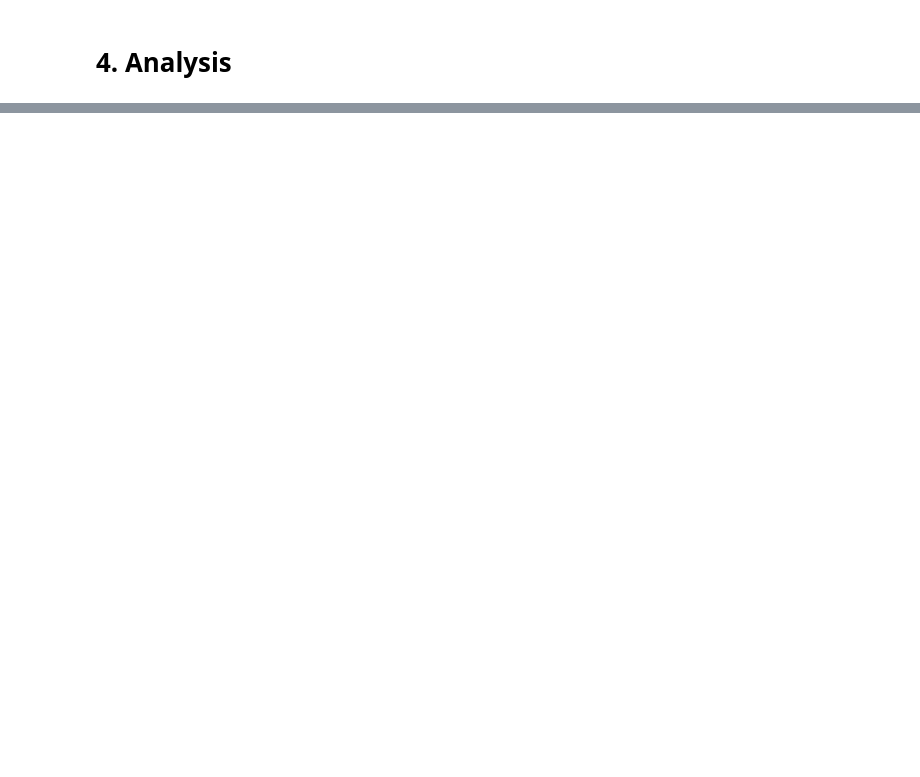
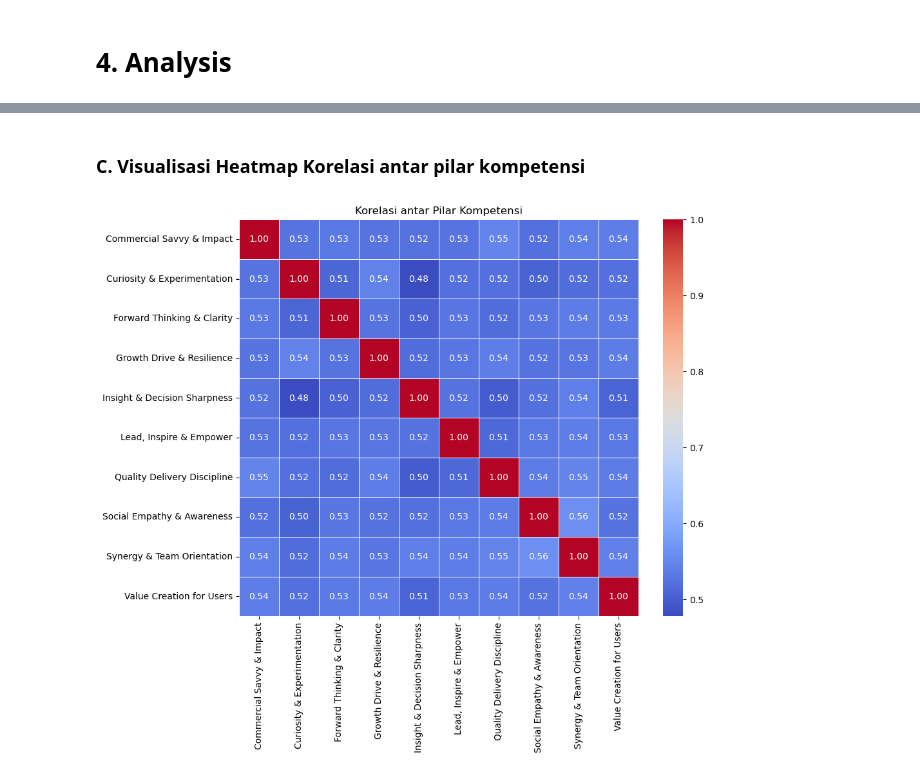
Before and after one commit to nnovallll/hr-case-aulia-afriza, a Jupyter notebook: notebooks/analysis.ipynb, the cells around one changed output, grey strips where cells are left out. Drawn from its saved outputs; the diff is of its cells as text; code cells hidden in the pictures; blank space fills up the shorter version.

```diff
--- a/notebooks/analysis.ipynb
+++ b/notebooks/analysis.ipynb
@@ -2979,0 +462,39 @@ sns.boxplot(data=df_analysis, x='is_high_performer', y='gtq')
+# %%
+import matplotlib.pyplot as plt
+
+# Tentukan daftar kolom pilar kompetensi
+competency_cols = [
+    'Commercial Savvy & Impact',
+    'Curiosity & Experimentation',
+    'Forward Thinking & Clarity',
+    'Growth Drive & Resilience',
+    'Insight & Decision Sharpness',
+    'Lead, Inspire & Empower',
+    'Quality Delivery Discipline',
+    'Social Empathy & Awareness',
+    'Synergy & Team Orientation',
+    'Value Creation for Users'
+]
+
+# Hitung rata-rata per grup
+competency_summary = (
+    df_master.groupby('is_high_perf')[competency_cols]
+    .mean()
+    .T
+)
+
+# Plot perbandingan
+competency_summary.plot(kind='bar', figsize=(12, 6))
+plt.title("Rata-rata Skor Kompetensi: High Performer vs Non-High Performer")
+plt.ylabel("Rata-rata Skor")
+plt.xlabel("Pillar Kompetensi")
+plt.legend(["Non-High Performer", "High Performer"], title="Kelompok")
+plt.xticks(rotation=45, ha='right')
+plt.tight_layout()
+plt.show()
+
+# Tampilkan juga selisih numeriknya
+competency_summary['Selisih (High - NonHigh)'] = (
+    competency_summary[True] - competency_summary[False]
+)
+competency_summary.sort_values('Selisih (High - NonHigh)', ascending=False)
@@ -2979,0 +559,10 @@ sns.boxplot(data=df_analysis, x='is_high_performer', y='gtq')
+# %% [markdown]
+### C. Visualisasi Heatmap Korelasi antar pilar kompetensi
+# %%
+plt.figure(figsize=(10,8))
+corr = df_master[competency_cols].corr()
+sns.heatmap(corr, annot=True, cmap="coolwarm", fmt=".2f", linewidths=.5)
+plt.title("Korelasi antar Pilar Kompetensi")
+plt.show()
+# %% [output]
+[figure, added]
```
Also changed, not shown: parts of 253 cells of this notebook.
